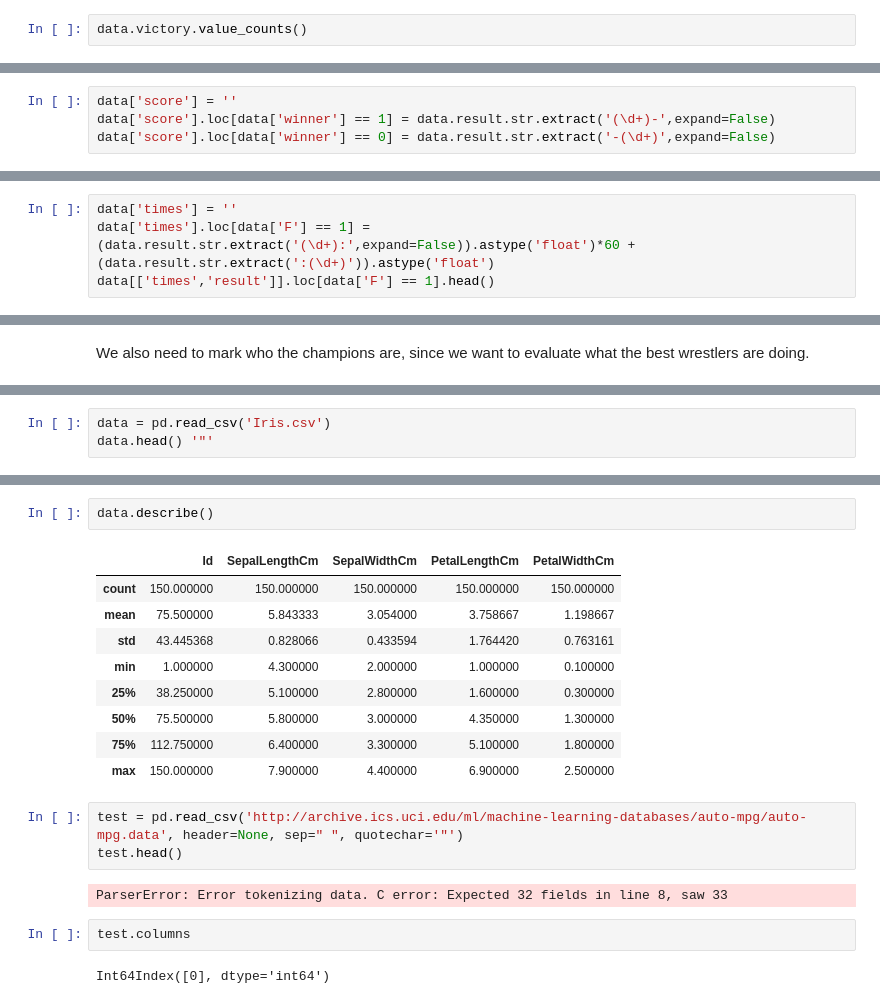
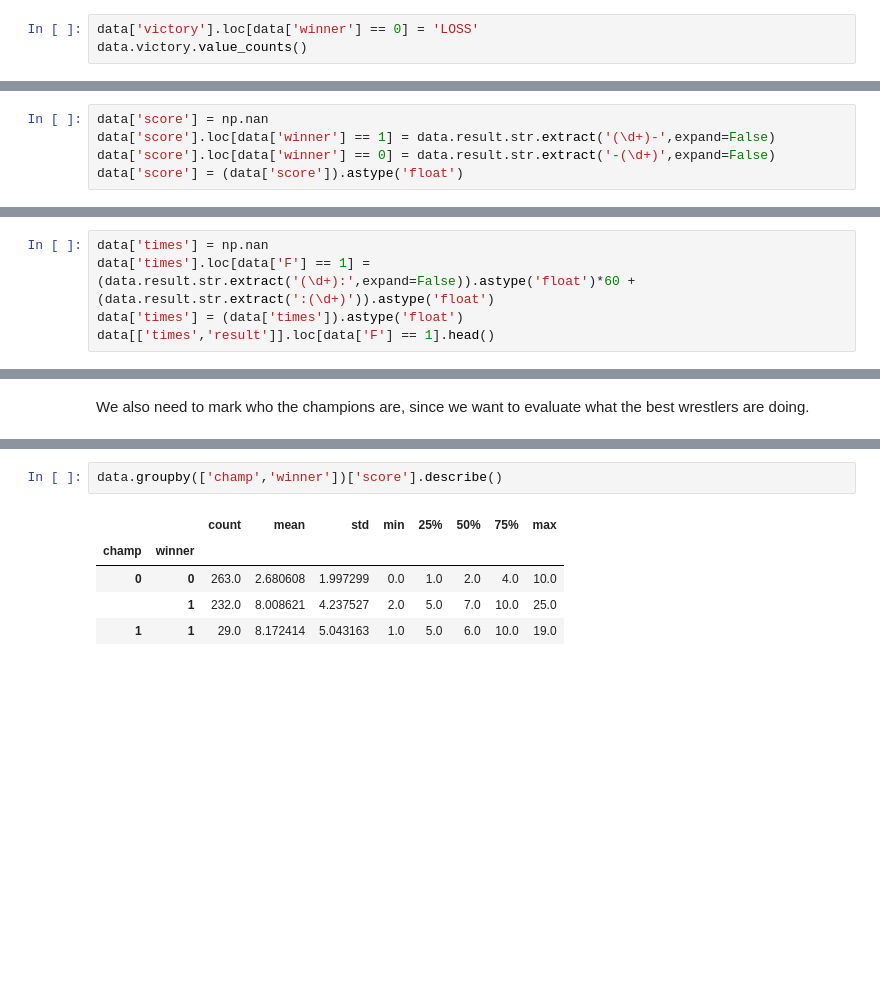
Before and after one commit to tseastmond/byu_econ_applied_machine_learning, a Jupyter notebook: homeworks/Homework_1.ipynb, the cells around one changed output, grey strips where cells are left out. Saved outputs shown, nothing was run; the diff lists cells and outputs as text; blank space fills up the shorter version.

```diff
--- a/homeworks/Homework_1.ipynb
+++ b/homeworks/Homework_1.ipynb
@@ -84,3 +65,4 @@ We need to make a few binaries for the type of victory, so first we describe the
 # %%
+data['victory'].loc[data['winner'] == 0] = 'LOSS'
 data.victory.value_counts()
 # %% [output]
@@ -97,9 +82,10 @@ data['TF'] = (data.victory == 'TF').astype('int')
 # %% [markdown]
 Now we get the scores for those who won but did not pin.
 # %%
-data['score'] = ''
+data['score'] = np.nan
 data['score'].loc[data['winner'] == 1] = data.result.str.extract('(\d+)-',expand=False)
 data['score'].loc[data['winner'] == 0] = data.result.str.extract('-(\d+)',expand=False)
+data['score'] = (data['score']).astype('float')
 # %% [output]
 A value is trying to be set on a copy of a slice from a DataFrame
 
@@ -121,6 +107,7 @@ Get times for those who pinned and verify it worked correctly.
 # %%
-data['times'] = ''
+data['times'] = np.nan
 data['times'].loc[data['F'] == 1] = (data.result.str.extract('(\d+):',expand=False)).astype('float')*60 + (data.result.str.extract(':(\d+)')).astype('float')
+data['times'] = (data['times']).astype('float')
 data[['times','result']].loc[data['F'] == 1].head()
 # %% [output]
 A value is trying to be set on a copy of a slice from a DataFrame
@@ -149,3 +138,0 @@ data['champ'] = data.groupby(['name'])['champ'].transform(max)
-# %%
-data = pd.read_csv('Iris.csv')
-data.head() '"'
@@ -159,21 +139,8 @@ data.head() '"'
 # %%
-data.describe()
+data.groupby(['champ','winner'])['score'].describe()
 # %% [output]
-|  | Id | SepalLengthCm | SepalWidthCm | PetalLengthCm | PetalWidthCm |
-| count | 150.000000 | 150.000000 | 150.000000 | 150.000000 | 150.000000 |
-| mean | 75.500000 | 5.843333 | 3.054000 | 3.758667 | 1.198667 |
-| std | 43.445368 | 0.828066 | 0.433594 | 1.764420 | 0.763161 |
-| min | 1.000000 | 4.300000 | 2.000000 | 1.000000 | 0.100000 |
-| 25% | 38.250000 | 5.100000 | 2.800000 | 1.600000 | 0.300000 |
-| 50% | 75.500000 | 5.800000 | 3.000000 | 4.350000 | 1.300000 |
-| 75% | 112.750000 | 6.400000 | 3.300000 | 5.100000 | 1.800000 |
-| max | 150.000000 | 7.900000 | 4.400000 | 6.900000 | 2.500000 |
+|  |  | count | mean | std | min | 25% | 50% | 75% | max |
+| champ | winner |  |  |  |  |  |  |  |  |
+| 0 | 0 | 263.0 | 2.680608 | 1.997299 | 0.0 | 1.0 | 2.0 | 4.0 | 10.0 |
+|  | 1 | 232.0 | 8.008621 | 4.237527 | 2.0 | 5.0 | 7.0 | 10.0 | 25.0 |
+| 1 | 1 | 29.0 | 8.172414 | 5.043163 | 1.0 | 5.0 | 6.0 | 10.0 | 19.0 |
-# %%
-test = pd.read_csv('http://archive.ics.uci.edu/ml/machine-learning-databases/auto-mpg/auto-mpg.data', header=None, sep=" ", quotechar='"')
-test.head()
-# %% [output]
-ParserError: Error tokenizing data. C error: Expected 32 fields in line 8, saw 33
-# %%
-test.columns
-# %% [output]
-Int64Index([0], dtype='int64')
```
Also changed, not shown: parts of 50 cells of this notebook.
